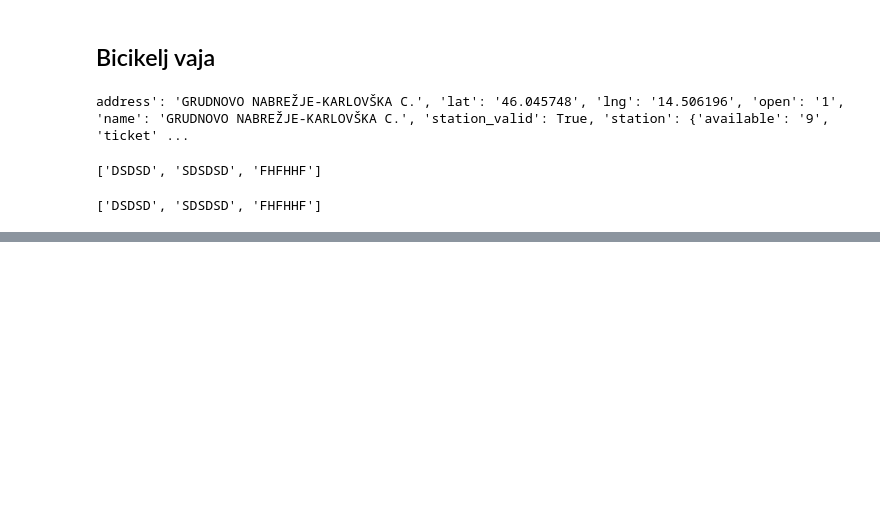
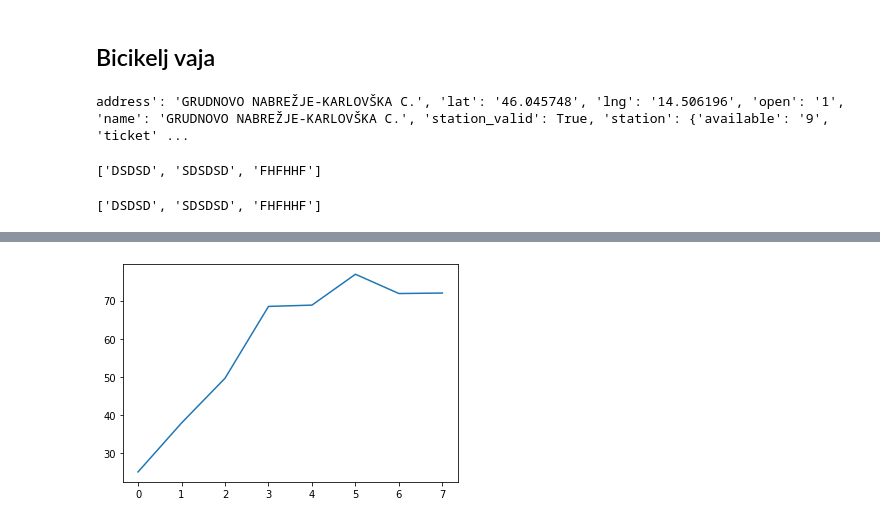
Before and after one commit to icta-tecaji/python-napredni-public, a Jupyter notebook: Del_02_Web_Communication_and_Web_Scraping/del_02.ipynb, the cells around one changed output, grey strips where cells are left out. Saved outputs shown, nothing was run; the diff lists cells and outputs as text; code cells hidden in the pictures; blank space fills up the shorter version.

```diff
--- a/Del_02_Web_Communication_and_Web_Scraping/del_02.ipynb
+++ b/Del_02_Web_Communication_and_Web_Scraping/del_02.ipynb
@@ -115,0 +221,3 @@ results
+# %%
+season_sums = pd.Series([analyze_viewers_for_season(season_num, 'sum') for season_num in range(1,9)])
+season_sums
@@ -115,0 +234,6 @@ results
+# %%
+import matplotlib.pyplot as plt
+season_sums.plot()
+plt.show()
+# %% [output]
+[figure, added]
```
Also changed, not shown: parts of 20 cells of this notebook, 7 other files.
